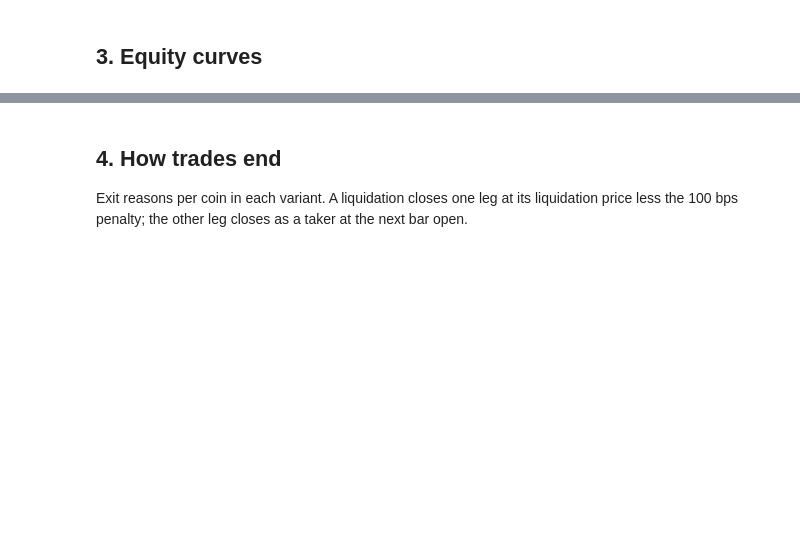
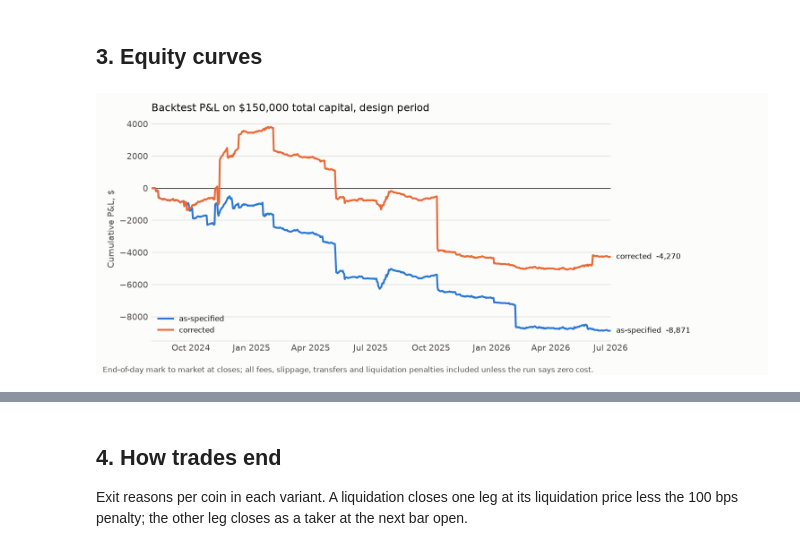
Before and after one commit to arthurfritscheck/funding-dislocations, a Jupyter notebook: notebooks/02_strategy.ipynb, the cells around one changed output, grey strips where cells are left out. Cells and saved outputs as stored; diff of their text form; code cells hidden in the pictures; blank space fills up the shorter version.

```diff
--- a/notebooks/02_strategy.ipynb
+++ b/notebooks/02_strategy.ipynb
@@ -132,8 +142,11 @@ M.decomposition(runs["corrected"]["strategy"].trades).style.format(usd)
 # %% [markdown]
 ## 3. Equity curves
 # %%
-F.plot_equity({"as-specified": runs["as_specified"]["strategy"].daily,
+path = ROOT / "report/figures/backtest_comparison_equity.png"
+show(F.plot_equity({"as-specified": runs["as_specified"]["strategy"].daily,
                "corrected": runs["corrected"]["strategy"].daily},
-              E.total_capital(base_cfg), ROOT / "report/figures/backtest_comparison_equity.png");
+              E.total_capital(base_cfg), path), path)
+# %% [output]
+[figure, added]
 # %%
 c = runs["corrected"]
```
Also changed, not shown: parts of 3 cells of this notebook, 12 other files.
